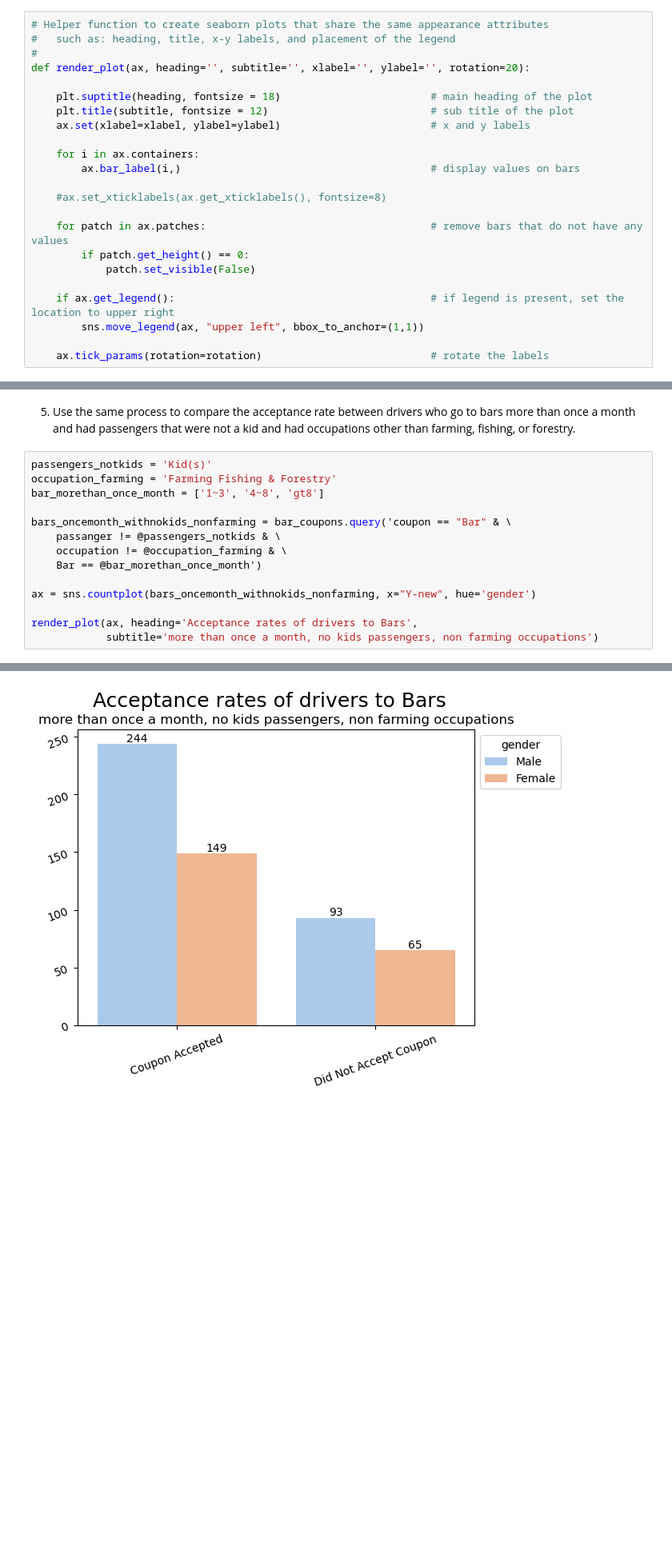
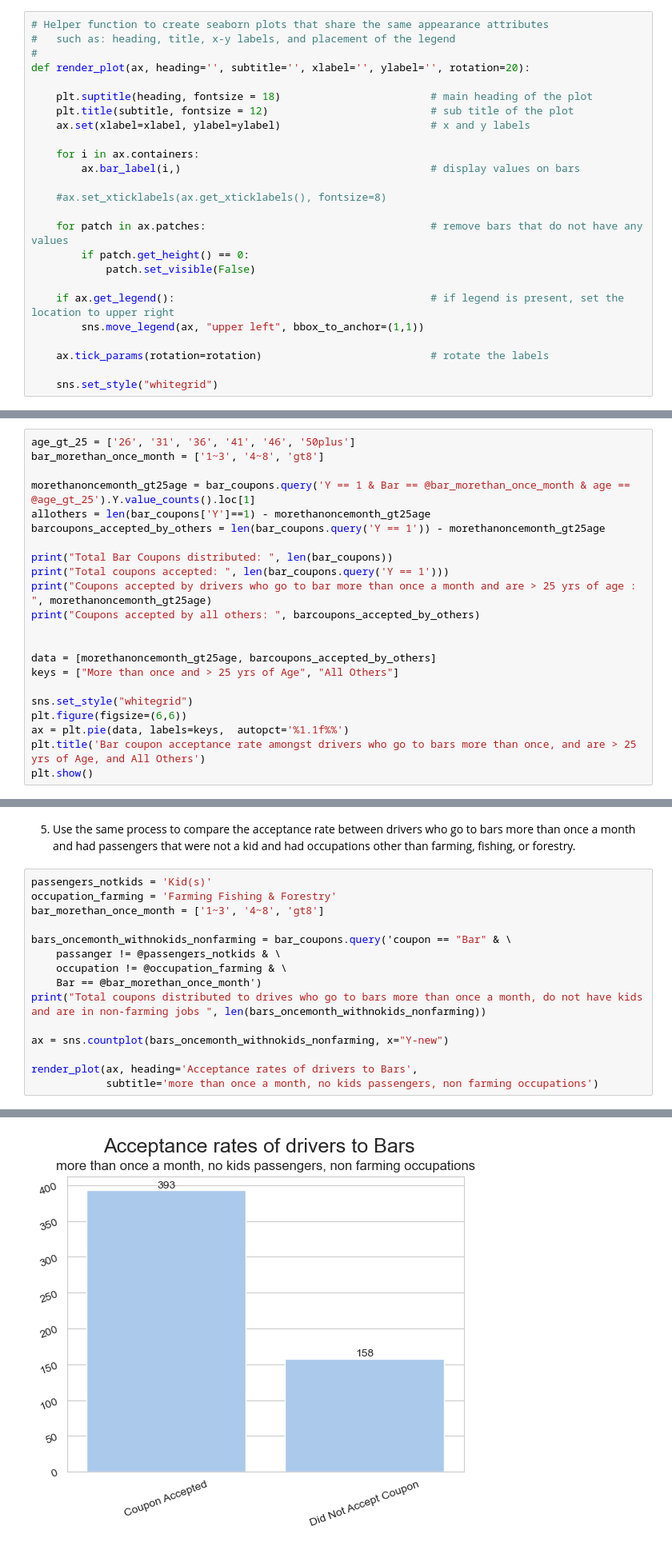
Before and after one commit to mgk2014/PCMLAI, a Jupyter notebook: coupons.ipynb, the cells around one changed output, grey strips where cells are left out. Shown at 80% size. Saved outputs shown, nothing was run; the diff lists cells and outputs as text; blank space fills up the shorter version.

Commit message:
Addition of hyphothesis for bar coupons

```diff
--- a/coupons.ipynb
+++ b/coupons.ipynb
@@ -173,6 +173,8 @@ def render_plot(ax, heading='', subtitle='', xlabel='', ylabel='', rotation=20):
         sns.move_legend(ax, "upper left", bbox_to_anchor=(1,1))
 
     ax.tick_params(rotation=rotation)                           # rotate the labels
+
+    sns.set_style("whitegrid")
 # %%
 sns.set_palette('pastel')
 # %% [markdown]
@@ -303,2 +323,24 @@ render_plot(ax, heading = 'Coupon acceptance rates amongst bar visitors',
 # %% [markdown]
 4. Compare the acceptance rate between drivers who go to a bar more than once a month and are over the age of 25 to the all others.  Is there a difference?
+# %%
+age_gt_25 = ['26', '31', '36', '41', '46', '50plus']
+bar_morethan_once_month = ['1~3', '4~8', 'gt8']
+
+morethanoncemonth_gt25age = bar_coupons.query('Y == 1 & Bar == @bar_morethan_once_month & age == @age_gt_25').Y.value_counts().loc[1]
+allothers = len(bar_coupons['Y']==1) - morethanoncemonth_gt25age
+barcoupons_accepted_by_others = len(bar_coupons.query('Y == 1')) - morethanoncemonth_gt25age
+
+print("Total Bar Coupons distributed: ", len(bar_coupons))
+print("Total coupons accepted: ", len(bar_coupons.query('Y == 1')))
+print("Coupons accepted by drivers who go to bar more than once a month and are > 25 yrs of age : ", morethanoncemonth_gt25age)
+print("Coupons accepted by all others: ", barcoupons_accepted_by_others)
+
+
+data = [morethanoncemonth_gt25age, barcoupons_accepted_by_others]
+keys = ["More than once and > 25 yrs of Age", "All Others"]
+
+sns.set_style("whitegrid")
+plt.figure(figsize=(6,6))
+ax = plt.pie(data, labels=keys,  autopct='%1.1f%%')
+plt.title('Bar coupon acceptance rate amongst drivers who go to bars more than once, and are > 25 yrs of Age, and All Others')
+plt.show()
@@ -327,8 +401,9 @@ bars_oncemonth_withnokids_nonfarming = bar_coupons.query('coupon == "Bar" & \
     passanger != @passengers_notkids & \
     occupation != @occupation_farming & \
     Bar == @bar_morethan_once_month')
+print("Total coupons distributed to drives who go to bars more than once a month, do not have kids and are in non-farming jobs ", len(bars_oncemonth_withnokids_nonfarming))
 
-ax = sns.countplot(bars_oncemonth_withnokids_nonfarming, x="Y-new", hue='gender')
+ax = sns.countplot(bars_oncemonth_withnokids_nonfarming, x="Y-new")
 
 render_plot(ax, heading='Acceptance rates of drivers to Bars',
             subtitle='more than once a month, no kids passengers, non farming occupations')
@@ -336,4 +412,4 @@ render_plot(ax, heading='Acceptance rates of drivers to Bars',
-[figure, old version]
+[figure, new version]
 # %% [markdown]
 6. Compare the acceptance rates between those drivers who:
 
```
Also changed, not shown: parts of 22 cells of this notebook.
